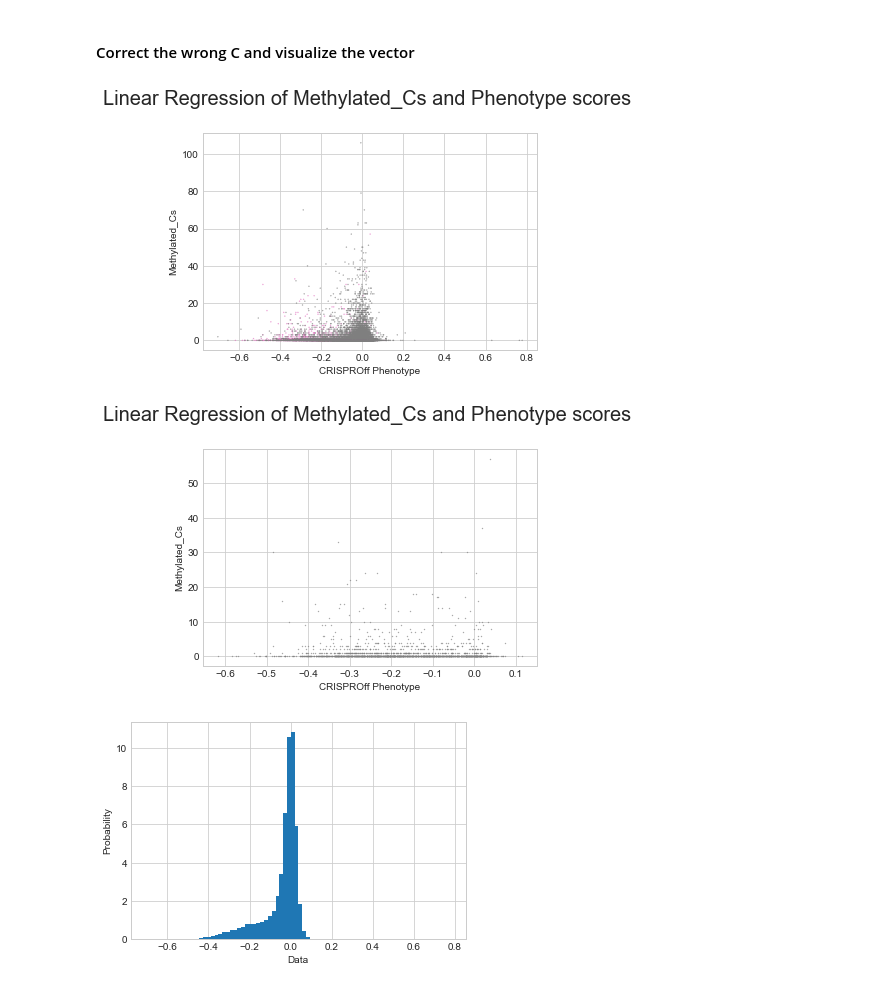
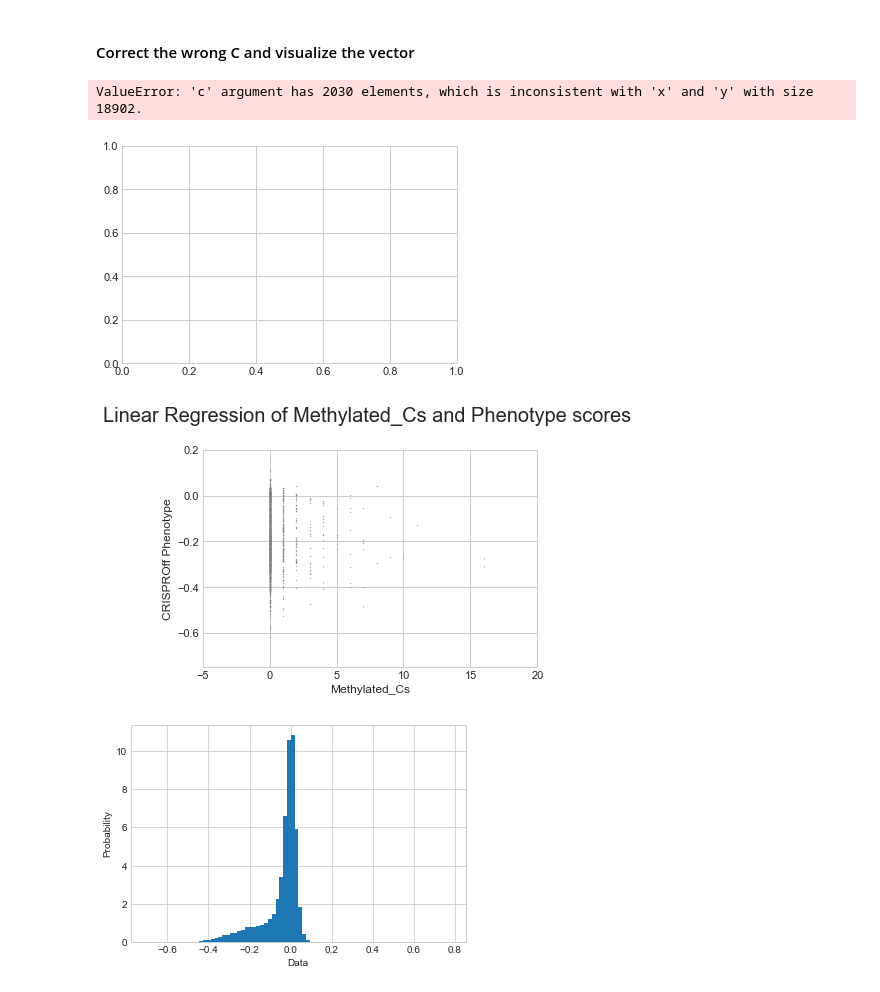
Before and after one commit to sermare/DeepOff, a Jupyter notebook: 1000 essential genes.ipynb, the cells around one changed output. Saved outputs shown, nothing was run; the diff lists cells and outputs as text; code cells hidden in the pictures.

Commit message:
debugging the 1000 essential genes

```diff
--- a/1000 essential genes.ipynb
+++ b/1000 essential genes.ipynb
@@ -416,3 +456,9 @@ intercept: 24.033888700867166
+# %%
+kmer_length = 3
+
+Sequences_GC_kmers = [Count_kmer(i, ['gcg','gcc','ggc','cgc','ccg','cgg'], 3) for i in Promoter_sequences.Sequences]
+
+df['kmer_count'] = Sequences_GC_kmers
 # %% [markdown]
 ### Essential Genes list across cell types
 # %% [markdown]
@@ -424,4 +468,5 @@ achilles = pd.read_csv('Achilles_common_essentials.csv',sep = '(',  header = 0)
 # %%
-achilles_scores = pd.merge(how = 'outer', left = achilles, right = df, left_on = 'genes', right_on = 'Gene')
-achilles_scores
+achilles = pd.read_csv('Achilles_common_essentials.csv',sep = '(',  header = 0)
+achilles_scores = pd.merge(how = 'inner', left = achilles, right = df, left_on = 'genes', right_on = 'Gene')
+achilles_scores.genes = achilles_scores.genes.apply(lambda x: 1 if str(x) != 'nan' else 0)
 # %% [output]
@@ -740,7 +727,7 @@ for index, chromosomes in enumerate(chromosome_list):
                 #print((z - 1500), z,  (z + 1500))
                 #print('CpG Islands found in:', x, 'Position on vector:', y,"in row", Promoter_sequences['gene'][o], o + 1)
 
-                tmp[df.level_0[df["Primary TSS, 3'"] == z ].iloc[-1] + 1][int(y)] = 1
+                tmp[(df.level_0[df["Primary TSS, 3'"] == z ].iloc[-1])][int(y)] = 1
 # %%
 np.unique(np.where(tmp == 1)[0])
 # %% [output]
@@ -759,4 +768,8 @@ irbs[irbs['name="SL725.1'] == 58858296]
 # %%
-methylated_cs = [methylated_basepairs(i) for i in range(20340)]
-methylated_cs
+methylated_cs = [methylated_basepairs(i) for i in range(len(df))]
+
+methylated_cs.insert(18902, 0)
+methylated_cs.pop(0)
+
+df['Methylated_Cs'] = methylated_cs
 # %% [output]
@@ -860,33 +877,43 @@ def is_c(int):
 # %%
 import matplotlib.pyplot as plt
 import matplotlib.colors as mcolors
 import matplotlib.cm as cm
 from sklearn.linear_model import LogisticRegression
 
-# regression_data = achilles_scores[['CRISPRoff_average','Methylated_Cs']].dropna()
+regression_data = df[['CRISPRoff_average','Methylated_Cs']].dropna()
 
-# x =  np.array(regression_data.CRISPRoff_average).reshape((-1,1))
-# y =  np.array(regression_data.Methylated_Cs)
+x =  np.array(regression_data.Methylated_Cs).reshape((-1,1))
+y =  np.array(regression_data.CRISPRoff_average)
+
+model = LinearRegression()
+model.fit(x,y)
+model = LinearRegression().fit(x,y)
+r_sq = model.score(x, y)
+
+m,b = np.polyfit(np.array(regression_data.Methylated_Cs),y,1)
 
 colors = {1:'tab:pink', 0:'tab:grey'}
 
 # print('coefficient of determination:', r_sq)
 # print('slope:', model.coef_)
 # print('intercept:', model.intercept_)
 
 fig, ax = plt.subplots()
 plt.style.use('seaborn-whitegrid')
 
-plt.scatter(achilles_scores['CRISPRoff_average'], achilles_scores['Methylated_Cs'],s = 0.1, c = achilles_scores['genes'].map(colors))
+plt.scatter(df['CRISPRoff_average'], df['Methylated_Cs'],s = 0.1, c = achilles_scores['genes'].map(colors))
 
 
 plt.title('Linear Regression of Methylated_Cs and Phenotype scores \n', size = 20)
 plt.xlabel('CRISPROff Phenotype')
 plt.ylabel('Methylated_Cs')
+plt.plot(x, m*x + b)
 
-plt.savefig('good.eps', format = 'eps')
+plt.axis([-0.75,0.8,0,100])
+plt.savefig('achiles-line.eps', format = 'eps', bbox_inches='tight')
 # %% [output]
+ValueError: 'c' argument has 2030 elements, which is inconsistent with 'x' and 'y' with size 18902.
-[figure, old version]
+[figure, new version]
 # %%
 achilles_scores_inner = pd.merge(how = 'inner', left = achilles, right = df, left_on = 'genes', right_on = 'Gene')
 
@@ -902,16 +929,16 @@ achilles_scores_inner = pd.merge(how = 'inner', left = achilles, right = df, lef
 fig, ax = plt.subplots()
 plt.style.use('seaborn-whitegrid')
 
-plt.scatter(achilles_scores_inner['CRISPRoff_average'], achilles_scores_inner['Methylated_Cs'],s = 0.1, c = 'grey')
-
+plt.scatter( achilles_scores_inner['Methylated_Cs'], achilles_scores_inner['CRISPRoff_average'] ,s = 0.1, c = 'grey')
 
 plt.title('Linear Regression of Methylated_Cs and Phenotype scores \n', size = 20)
-plt.xlabel('CRISPROff Phenotype')
-plt.ylabel('Methylated_Cs')
+plt.ylabel('CRISPROff Phenotype')
+plt.xlabel('Methylated_Cs')
 
+plt.axis([-5,20, -0.75,0.2])
 plt.savefig('Methylated_Cs and Phenotype Scores.eps', format = 'eps')
 # %% [output]
-[figure, old version]
+[figure, new version]
 # %%
 plt.hist(df['CRISPRoff_average'], density=True, bins=80)  # density=False would make counts
 plt.ylabel('Probability')
```
Also changed, not shown: parts of 56 cells of this notebook, 14 other files.
